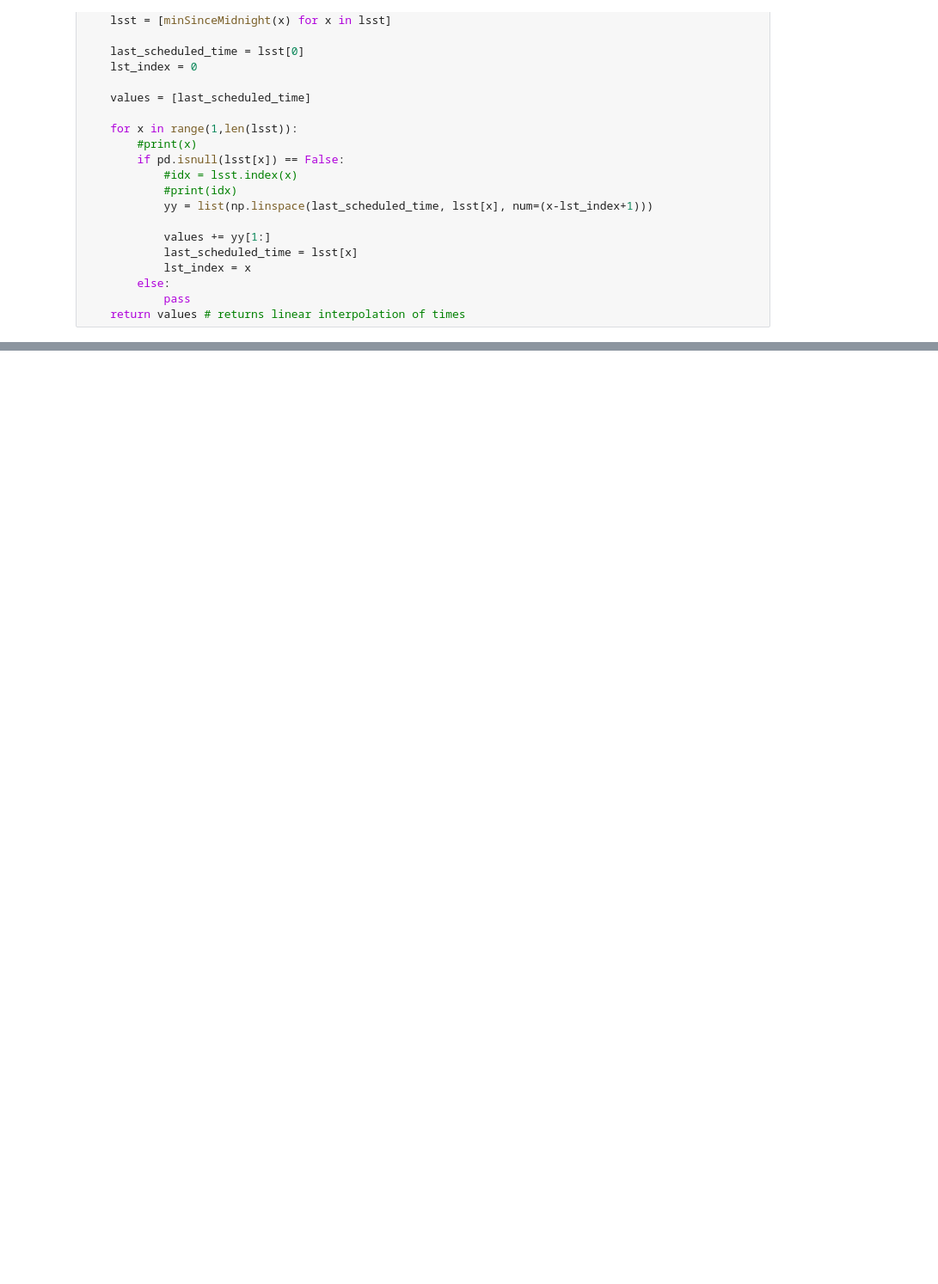
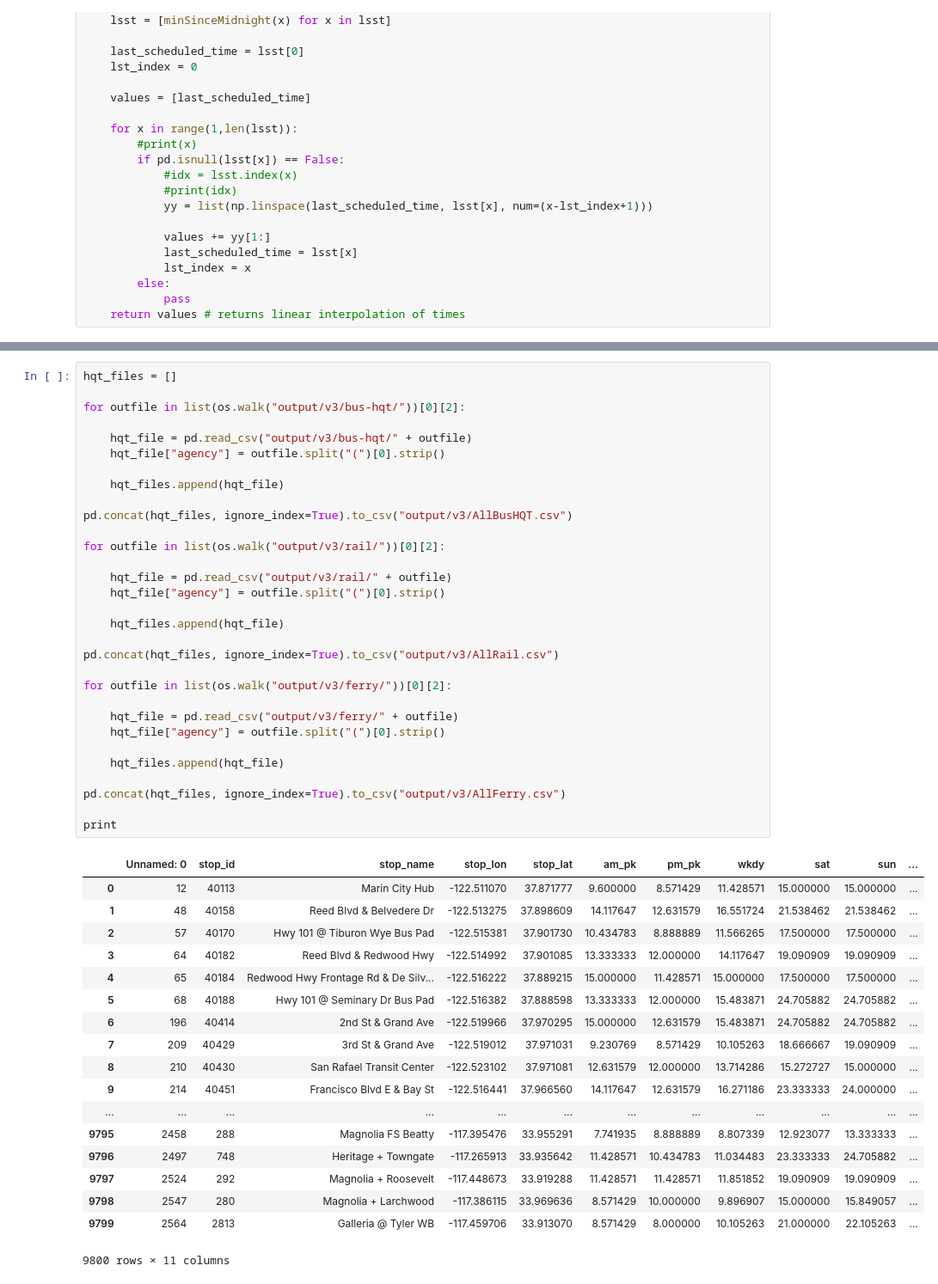
Before and after one commit to simonhochberg/eight-two-seven, a Jupyter notebook: Headway Tool.ipynb, the cells around one changed output, grey strips where cells are left out. Shown at 86% size. Saved outputs shown, nothing was run; the diff lists cells and outputs as text; blank space fills up the shorter version.

```diff
--- a/Headway Tool.ipynb
+++ b/Headway Tool.ipynb
@@ -477,0 +480,50 @@ pd.read_csv(output_path)
+# %%
+hqt_files = []
+
+for outfile in list(os.walk("output/v3/bus-hqt/"))[0][2]:
+
+    hqt_file = pd.read_csv("output/v3/bus-hqt/" + outfile)
+    hqt_file["agency"] = outfile.split("(")[0].strip()
+
+    hqt_files.append(hqt_file)
+
+pd.concat(hqt_files, ignore_index=True).to_csv("output/v3/AllBusHQT.csv")
+
+for outfile in list(os.walk("output/v3/rail/"))[0][2]:
+
+    hqt_file = pd.read_csv("output/v3/rail/" + outfile)
+    hqt_file["agency"] = outfile.split("(")[0].strip()
+
+    hqt_files.append(hqt_file)
+
+pd.concat(hqt_files, ignore_index=True).to_csv("output/v3/AllRail.csv")
+
+for outfile in list(os.walk("output/v3/ferry/"))[0][2]:
+
+    hqt_file = pd.read_csv("output/v3/ferry/" + outfile)
+    hqt_file["agency"] = outfile.split("(")[0].strip()
+
+    hqt_files.append(hqt_file)
+
+pd.concat(hqt_files, ignore_index=True).to_csv("output/v3/AllFerry.csv")
+
+print
+# %% [output]
+|  | Unnamed: 0 | stop_id | stop_name | stop_lon | stop_lat | am_pk | pm_pk | wkdy | sat | sun | ... |
+| 0 | 12 | 40113 | Marin City Hub | -122.511070 | 37.871777 | 9.600000 | 8.571429 | 11.428571 | 15.000000 | 15.000000 | ... |
+| 1 | 48 | 40158 | Reed Blvd & Belvedere Dr | -122.513275 | 37.898609 | 14.117647 | 12.631579 | 16.551724 | 21.538462 | 21.538462 | ... |
+| 2 | 57 | 40170 | Hwy 101 @ Tiburon Wye Bus Pad | -122.515381 | 37.901730 | 10.434783 | 8.888889 | 11.566265 | 17.500000 | 17.500000 | ... |
+| 3 | 64 | 40182 | Reed Blvd & Redwood Hwy | -122.514992 | 37.901085 | 13.333333 | 12.000000 | 14.117647 | 19.090909 | 19.090909 | ... |
+| 4 | 65 | 40184 | Redwood Hwy Frontage Rd & De Silv... | -122.516222 | 37.889215 | 15.000000 | 11.428571 | 15.000000 | 17.500000 | 17.500000 | ... |
+| 5 | 68 | 40188 | Hwy 101 @ Seminary Dr Bus Pad | -122.516382 | 37.888598 | 13.333333 | 12.000000 | 15.483871 | 24.705882 | 24.705882 | ... |
+| 6 | 196 | 40414 | 2nd St & Grand Ave | -122.519966 | 37.970295 | 15.000000 | 12.631579 | 15.483871 | 24.705882 | 24.705882 | ... |
+| 7 | 209 | 40429 | 3rd St & Grand Ave | -122.519012 | 37.971031 | 9.230769 | 8.571429 | 10.105263 | 18.666667 | 19.090909 | ... |
+| 8 | 210 | 40430 | San Rafael Transit Center | -122.523102 | 37.971081 | 12.631579 | 12.000000 | 13.714286 | 15.272727 | 15.000000 | ... |
+| 9 | 214 | 40451 | Francisco Blvd E & Bay St | -122.516441 | 37.966560 | 14.117647 | 12.631579 | 16.271186 | 23.333333 | 24.000000 | ... |
+| ... | ... | ... | ... | ... | ... | ... | ... | ... | ... | ... | ... |
+| 9795 | 2458 | 288 | Magnolia FS Beatty | -117.395476 | 33.955291 | 7.741935 | 8.888889 | 8.807339 | 12.923077 | 13.333333 | ... |
+| 9796 | 2497 | 748 | Heritage + Towngate | -117.265913 | 33.935642 | 11.428571 | 10.434783 | 11.034483 | 23.333333 | 24.705882 | ... |
+| 9797 | 2524 | 292 | Magnolia + Roosevelt | -117.448673 | 33.919288 | 11.428571 | 11.428571 | 11.851852 | 19.090909 | 19.090909 | ... |
+| 9798 | 2547 | 280 | Magnolia + Larchwood | -117.386115 | 33.969636 | 8.571429 | 10.000000 | 9.896907 | 15.000000 | 15.849057 | ... |
+| 9799 | 2564 | 2813 | Galleria @ Tyler WB | -117.459706 | 33.913070 | 8.571429 | 8.000000 | 10.105263 | 21.000000 | 22.105263 | ... |
+9800 rows × 11 columns
```
Also changed, not shown: parts of 5 cells of this notebook.
